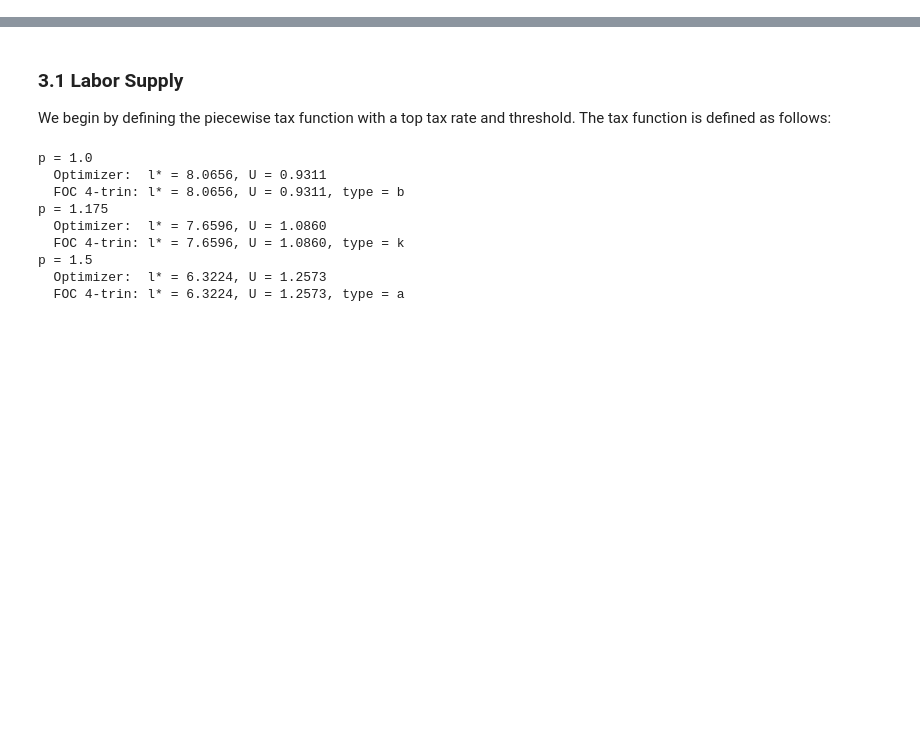
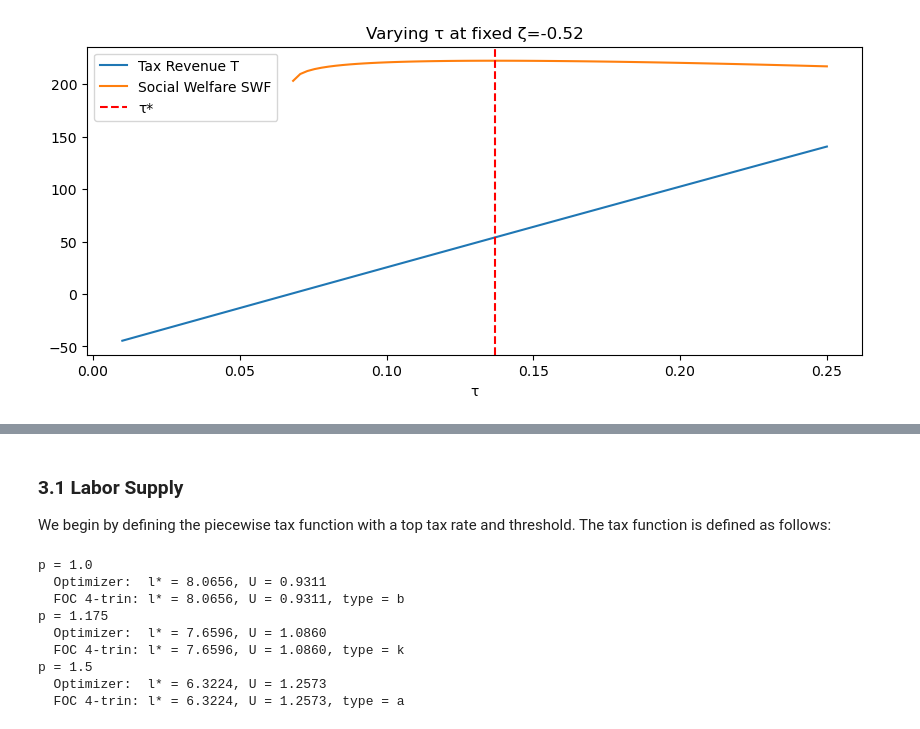
Before and after one commit to htx354/progecon, a Jupyter notebook: ModelProject.ipynb, the cells around one changed output, grey strips where cells are left out. Saved outputs shown, nothing was run; the diff lists cells and outputs as text; code cells hidden in the pictures; blank space fills up the shorter version.

```diff
--- a/ModelProject.ipynb
+++ b/ModelProject.ipynb
@@ -0,0 +660,23 @@
+# %%
+# Different plot with fixes zeta but varying tau
+taus = np.linspace(0.01, 0.25, 100)
+T_vals = []
+SWF_vals = []
+
+for tau in taus:
+    gov.par.tau = tau
+    gov.par.zeta = zeta_star
+    gov.solve_workers()
+    T_vals.append(gov.tax_revenue())
+    SWF_vals.append(gov.SWF())
+
+plt.figure(figsize=(10, 4))
+plt.plot(taus, T_vals, label='Tax Revenue T')
+plt.plot(taus, SWF_vals, label='Social Welfare SWF')
+plt.axvline(tau_star, color='red', linestyle='--', label='τ*')
+plt.xlabel('τ')
+plt.legend()
+plt.title(f'Varying τ at fixed ζ={zeta_star:.2f}')
+plt.show()
+# %% [output]
+[figure, added]
```
Also changed, not shown: parts of 34 cells of this notebook.
